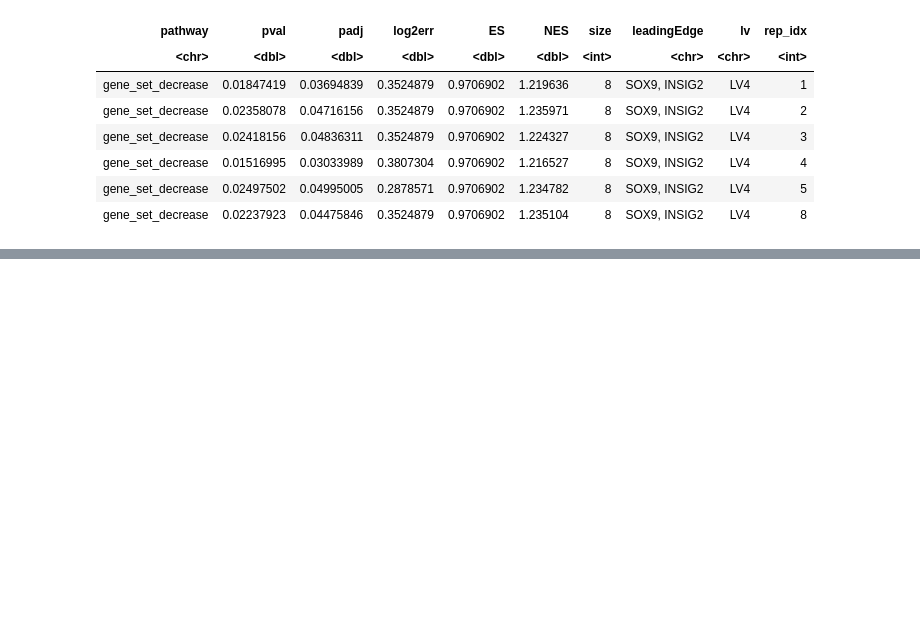
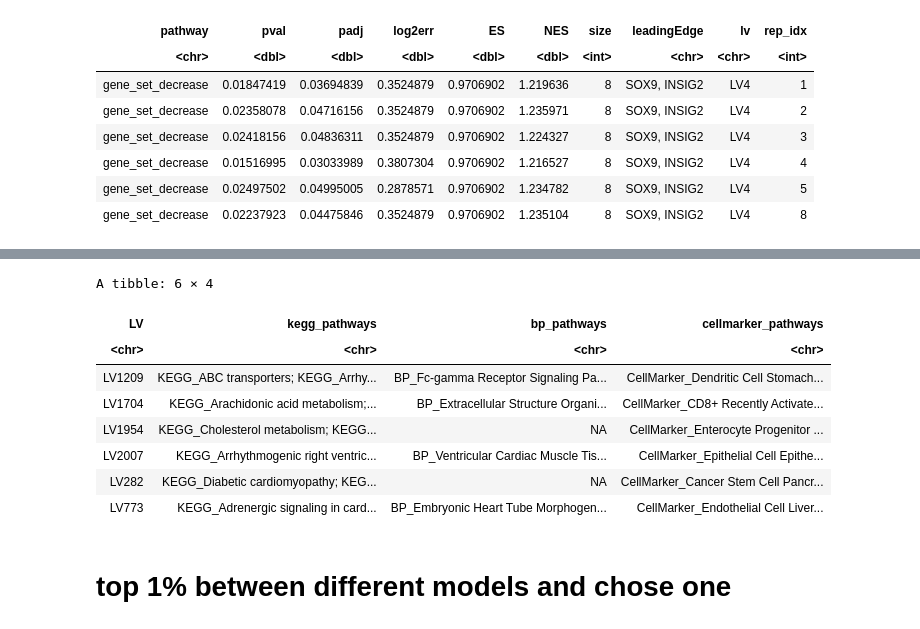
Before and after one commit to pivlab/plier2-analyses, a Jupyter notebook: nbs/04_model_biology/archs4/00_CRISPRCas9.ipynb, the cells around one changed output, grey strips where cells are left out. Saved outputs shown, nothing was run; the diff lists cells and outputs as text; code cells hidden in the pictures; blank space fills up the shorter version.

```diff
--- a/nbs/04_model_biology/archs4/00_CRISPRCas9.ipynb
+++ b/nbs/04_model_biology/archs4/00_CRISPRCas9.ipynb
@@ -367,0 +277,38 @@ A data.frame: 6 × 1
+# %%
+merged_df <- archs4_plier2_kegg$summary %>%
+    dplyr::filter(LV %in% lv_sig) %>%
+    group_by(LV) %>%
+    summarise(kegg_pathways = paste(pathway, collapse = "; ")) %>%
+    left_join(
+        archs4_plier2_bp$summary %>%
+            dplyr::filter(LV %in% lv_sig) %>%
+            group_by(LV) %>%
+            summarise(bp_pathways = paste(pathway, collapse = "; ")),
+        by = "LV"
+    ) %>%
+    left_join(
+        archs4_plier2_cellmarker$summary %>%
+            dplyr::filter(LV %in% lv_sig) %>%
+            group_by(LV) %>%
+            summarise(cellmarker_pathways = paste(pathway, collapse = "; ")),
+        by = "LV"
+    )
+
+merged_df %>%
+    filter(
+        grepl("liver", kegg_pathways, ignore.case = TRUE) |
+        grepl("liver", bp_pathways, ignore.case = TRUE) |
+        grepl("liver", cellmarker_pathways, ignore.case = TRUE)
+    )
+# %% [output]
+A tibble: 6 × 4
+| LV | kegg_pathways | bp_pathways | cellmarker_pathways |
+| <chr> | <chr> | <chr> | <chr> |
+| LV1209 | KEGG_ABC transporters; KEGG_Arrhy... | BP_Fc-gamma Receptor Signaling Pa... | CellMarker_Dendritic Cell Stomach... |
+| LV1704 | KEGG_Arachidonic acid metabolism;... | BP_Extracellular Structure Organi... | CellMarker_CD8+ Recently Activate... |
+| LV1954 | KEGG_Cholesterol metabolism; KEGG... | NA | CellMarker_Enterocyte Progenitor ... |
+| LV2007 | KEGG_Arrhythmogenic right ventric... | BP_Ventricular Cardiac Muscle Tis... | CellMarker_Epithelial Cell Epithe... |
+| LV282 | KEGG_Diabetic cardiomyopathy; KEG... | NA | CellMarker_Cancer Stem Cell Pancr... |
+| LV773 | KEGG_Adrenergic signaling in card... | BP_Embryonic Heart Tube Morphogen... | CellMarker_Endothelial Cell Liver... |
+# %% [markdown]
+# top 1% between different models and chose one
```
Also changed, not shown: parts of 25 cells of this notebook, 21 other files.
